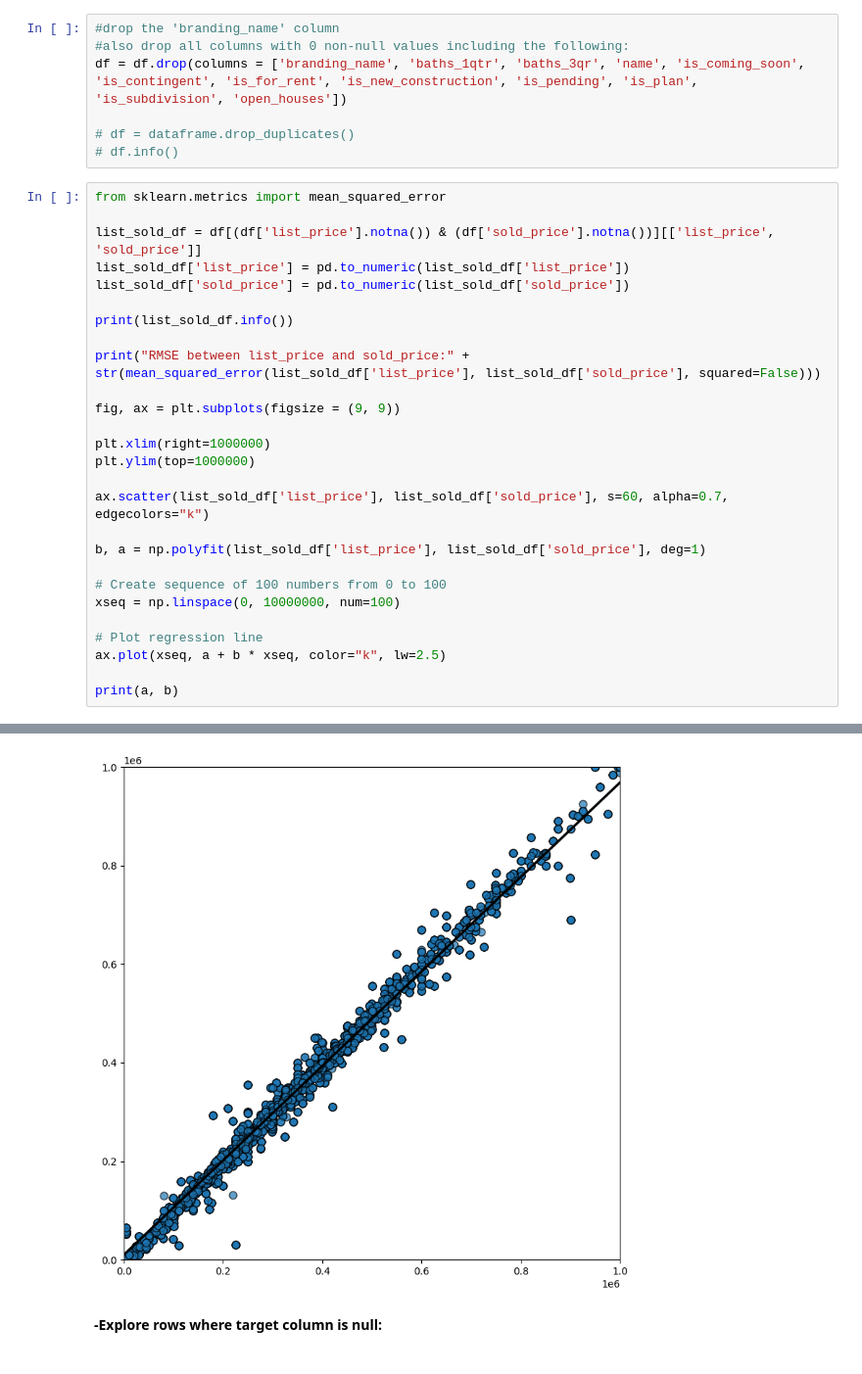
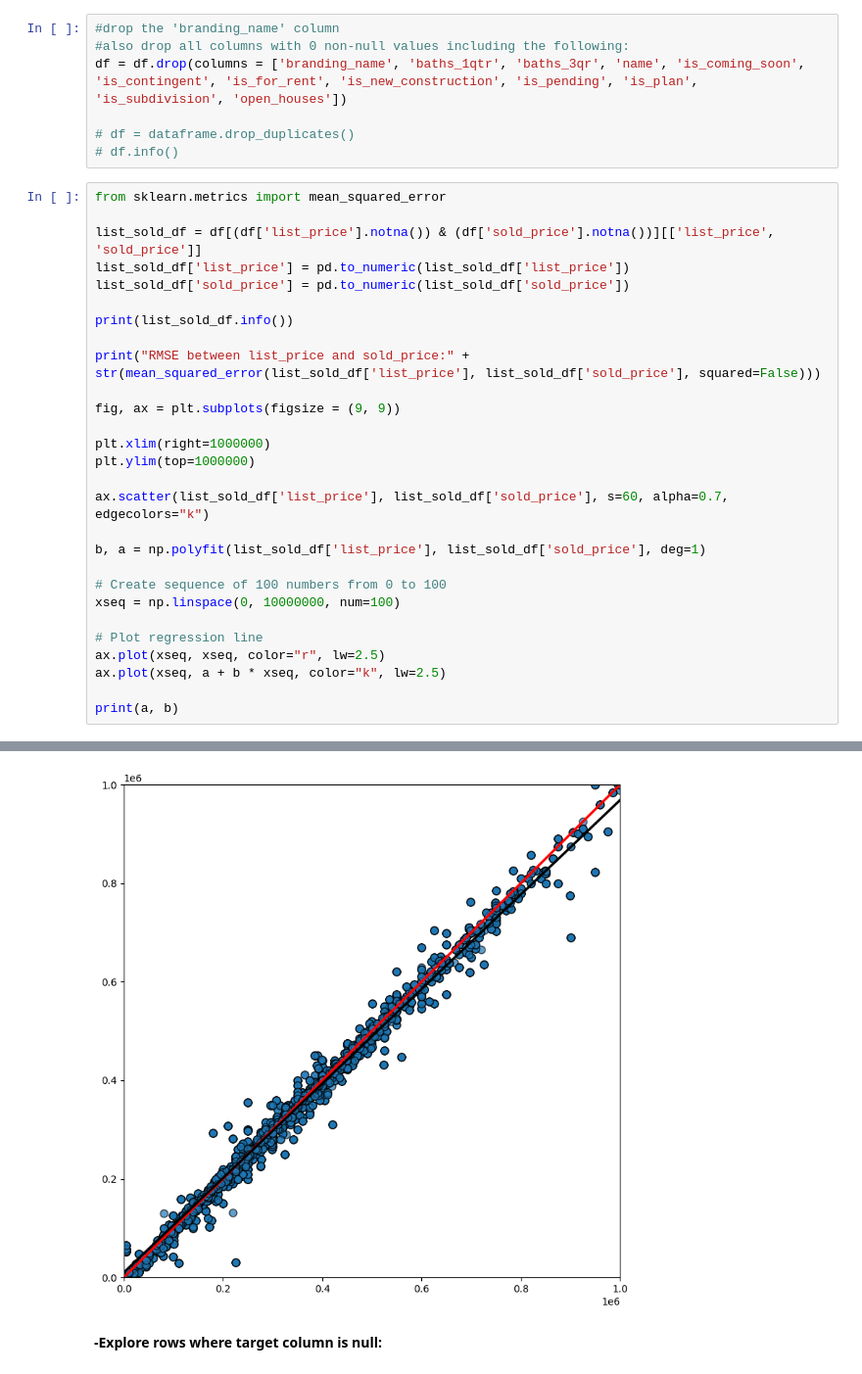
Before and after one commit to tylanoflynn/supervised_learning, a Jupyter notebook: notebooks/EDA.ipynb, the cells around one changed output, grey strips where cells are left out. Shown at 98% size. Cells and saved outputs as stored; diff of their text form.

```diff
--- a/notebooks/EDA.ipynb
+++ b/notebooks/EDA.ipynb
@@ -176,34 +176,35 @@ print("RMSE between list_price and sold_price:" + str(mean_squared_error(list_so
 
 fig, ax = plt.subplots(figsize = (9, 9))
 
 plt.xlim(right=1000000)
 plt.ylim(top=1000000)
 
 ax.scatter(list_sold_df['list_price'], list_sold_df['sold_price'], s=60, alpha=0.7, edgecolors="k")
 
 b, a = np.polyfit(list_sold_df['list_price'], list_sold_df['sold_price'], deg=1)
 
 # Create sequence of 100 numbers from 0 to 100
 xseq = np.linspace(0, 10000000, num=100)
 
 # Plot regression line
+ax.plot(xseq, xseq, color="r", lw=2.5)
 ax.plot(xseq, a + b * xseq, color="k", lw=2.5)
 
 print(a, b)
 # %% [output]
 <class 'pandas.core.frame.DataFrame'>
 Index: 6429 entries, 0 to 8158
 Data columns (total 2 columns):
  #   Column      Non-Null Count  Dtype
 ---  ------      --------------  -----
  0   list_price  6429 non-null   int64
  1   sold_price  6429 non-null   int64
 dtypes: int64(2)
 memory usage: 150.7 KB
 None
 RMSE between list_price and sold_price:86375.53238964612
 9965.930201910067 0.9587782230791552
-[figure, old version]
+[figure, new version]
 # %% [markdown]
 **-Explore rows where target column is null:**
 # %%
```
